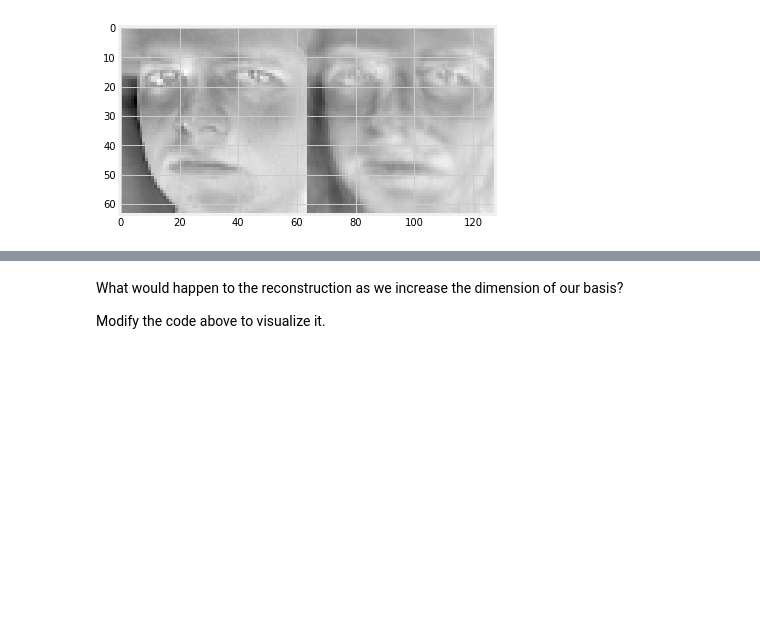
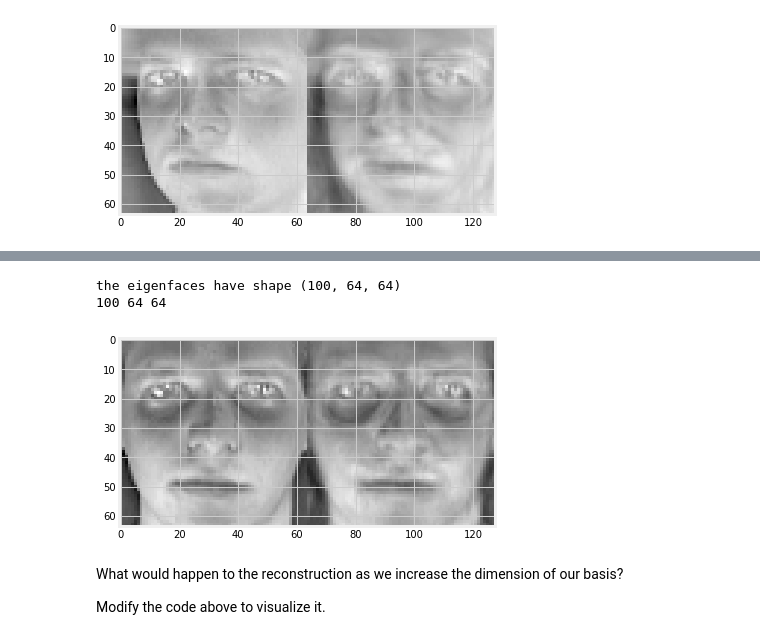
Before and after one commit to SYYoung/Math-for-Machine-Learning, a Jupyter notebook: pca-coursera/week3.ipynb, the cells around one changed output, grey strips where cells are left out. Cells and saved outputs as stored; diff of their text form; code cells hidden in the pictures; blank space fills up the shorter version.

```diff
--- a/pca-coursera/week3.ipynb
+++ b/pca-coursera/week3.ipynb
@@ -382,3 +406,13 @@ def show_face_face_reconstruction(i):
+# %%
+BB = load_basis(150) # we use the first 50 basis vectors --- you should play around with this.
+print("the eigenfaces have shape {}".format(BB.shape))
+d1,d2, d3 = BB.shape
+print(d1,d2,d3)
+show_face_face_reconstruction(BB, 0)
+# %% [output]
+the eigenfaces have shape (100, 64, 64)
+100 64 64
+[figure, added]
 # %% [markdown]
 What would happen to the reconstruction as we increase the dimension of our basis?
 
```
Also changed, not shown: parts of 2 cells of this notebook.
